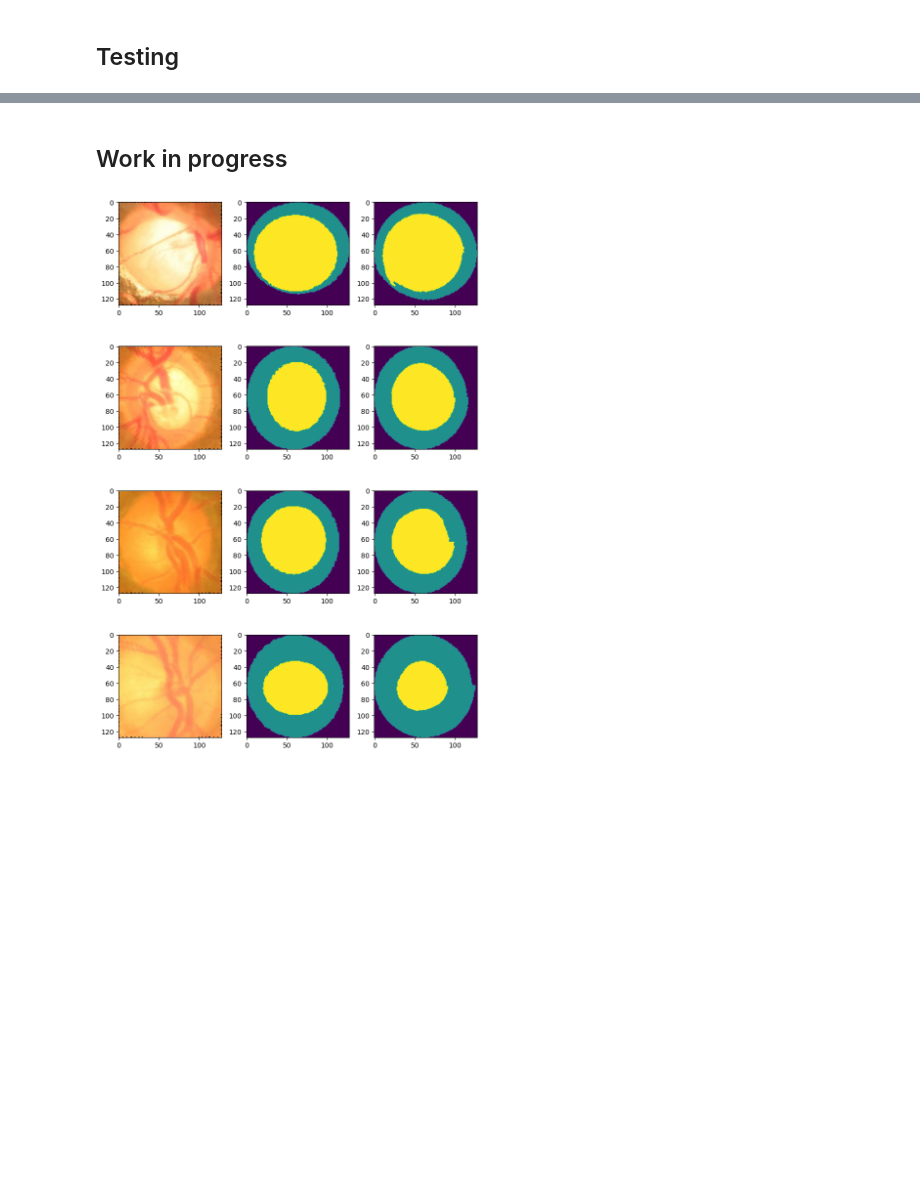
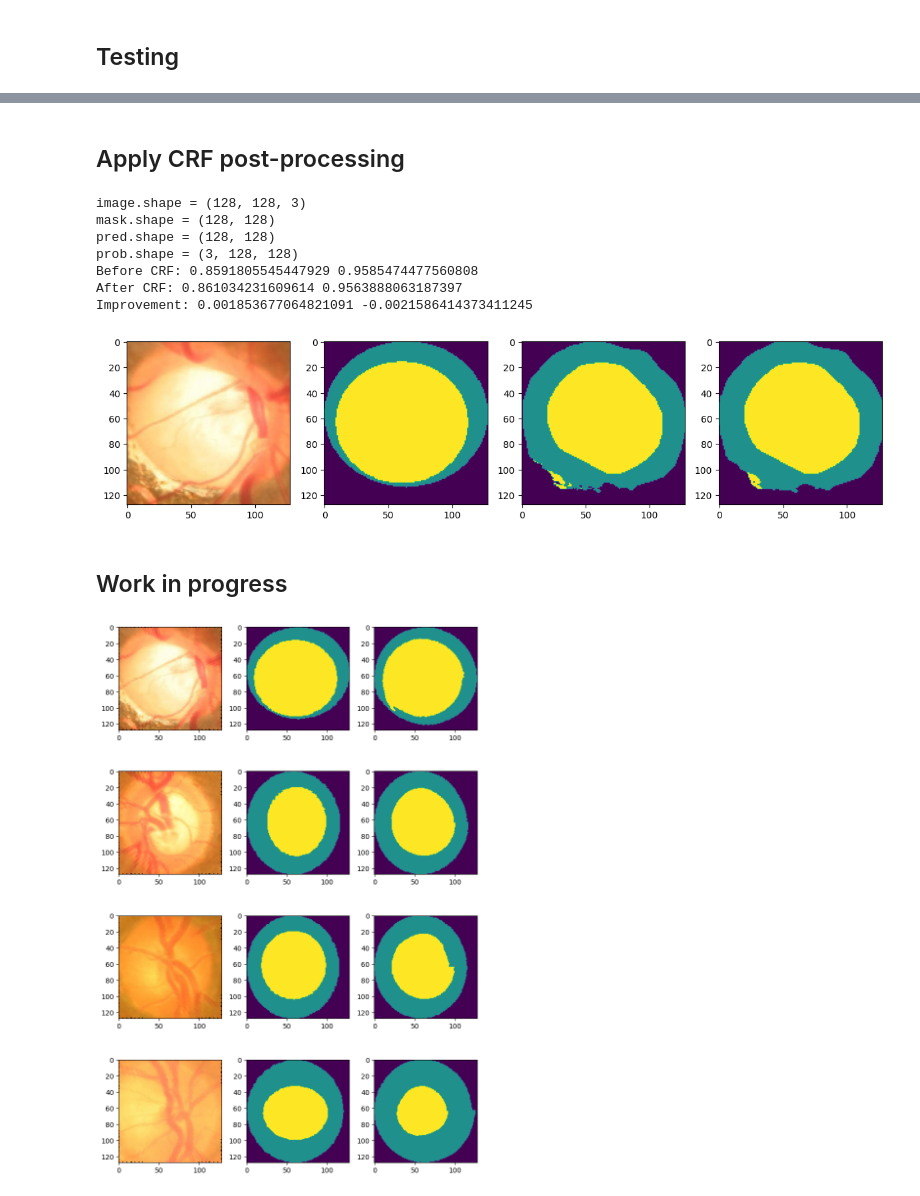
Before and after one commit to AkosKappel/DP-GlaucomaSegmentation, a Jupyter notebook: notebooks/workspace.ipynb, the cells around one changed output, grey strips where cells are left out. Saved outputs shown, nothing was run; the diff lists cells and outputs as text; code cells hidden in the pictures; blank space fills up the shorter version.

Commit message:
implement dense CRF for postprocessing

```diff
--- a/notebooks/workspace.ipynb
+++ b/notebooks/workspace.ipynb
@@ -292,3 +312,52 @@ if ARCHITECTURE == 'cascade':
+# %% [markdown]
+## Apply CRF post-processing
+# %%
+images, masks = next(iter(test_loader))
+images = images.float().to(DEVICE)
+masks = masks.long().to(DEVICE)
+
+outputs = model(images)
+probs = torch.softmax(outputs, dim=1)
+preds = torch.argmax(probs, dim=1)
+
+images = images.detach().cpu().numpy().transpose(0, 2, 3, 1) / 255
+masks = masks.detach().cpu().numpy()
+preds = preds.detach().cpu().numpy()
+probs = probs.detach().cpu().numpy()
+
+idx = 0
+image, mask, pred, prob = images[idx], masks[idx], preds[idx], probs[idx]
+
+print(f'{image.shape = }')
+print(f'{mask.shape = }')
+print(f'{pred.shape = }')
+print(f'{prob.shape = }')
+
+pred_crf = dense_crf(image, prob)
+
+m1 = get_metrics(mask, pred, [[1, 2], [2]])
+m2 = get_metrics(mask, pred_crf, [[1, 2], [2]])
+
+print('Before CRF:', m1['dice_OC'], m1['dice_OD'])
+print('After CRF:', m2['dice_OC'], m2['dice_OD'])
+print('Improvement:', m2['dice_OC'] - m1['dice_OC'], m2['dice_OD'] - m1['dice_OD'])
+
+_, ax = plt.subplots(1, 4, figsize=(12, 4))
+ax[0].imshow(image)
+ax[1].imshow(mask)
+ax[2].imshow(pred)
+ax[3].imshow(pred_crf)
+plt.tight_layout()
+plt.show()
+# %% [output]
+image.shape = (128, 128, 3)
+mask.shape = (128, 128)
+pred.shape = (128, 128)
+prob.shape = (3, 128, 128)
+Before CRF: 0.8591805545447929 0.9585474477560808
+After CRF: 0.861034231609614 0.9563888063187397
+Improvement: 0.001853677064821091 -0.0021586414373411245
+[figure, added]
 # %% [markdown]
 ## Work in progress
 # %%
```
Also changed, not shown: parts of 18 cells of this notebook, 3 other files.
